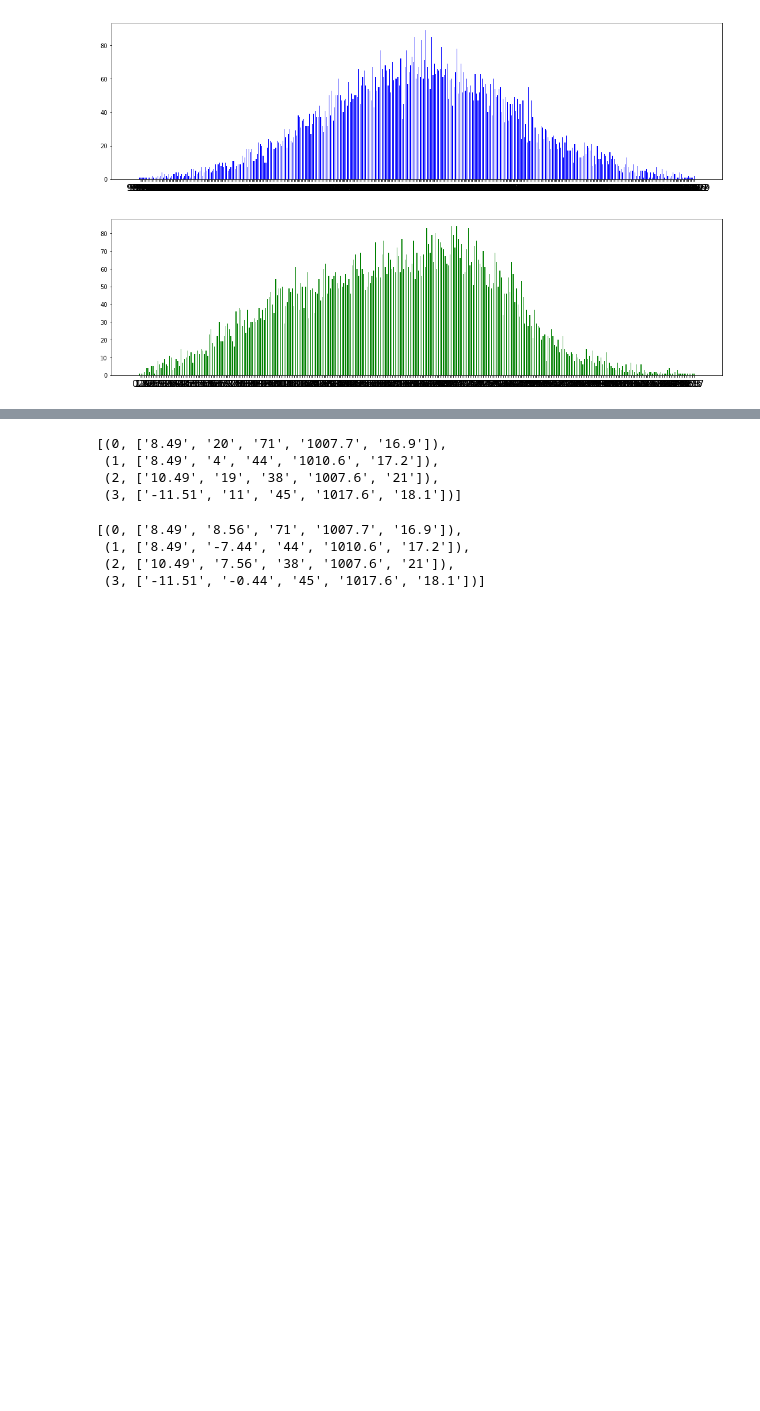
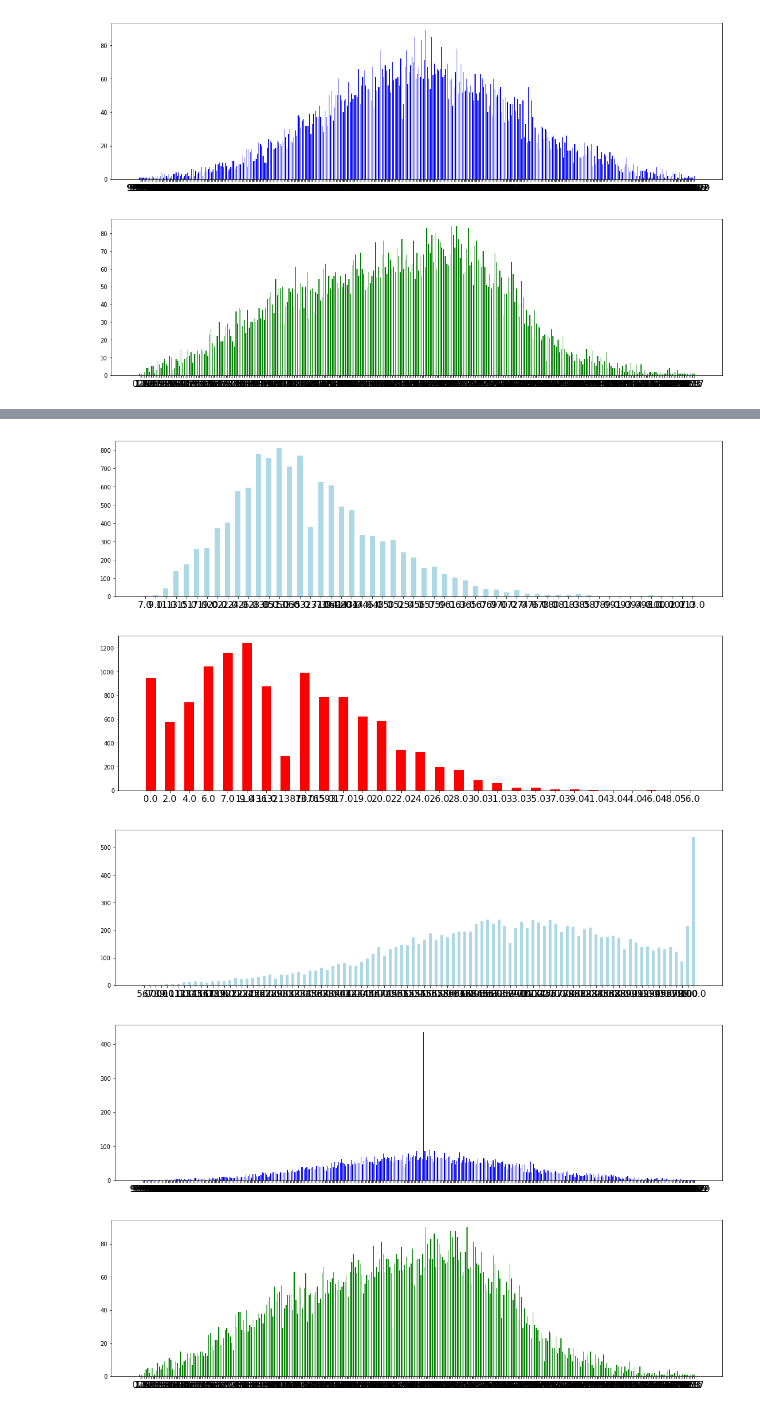
Before and after one commit to YossiAtt/BigData, a Jupyter notebook: Untitled.ipynb, the cells around one changed output, grey strips where cells are left out. Saved outputs shown, nothing was run; the diff lists cells and outputs as text; code cells hidden in the pictures; blank space fills up the shorter version.

```diff
--- a/Untitled.ipynb
+++ b/Untitled.ipynb
@@ -41,6 +41,15 @@ class HandleData():
 
     def builder(self,fu):
         return fu(self.rows)
+
+    def isNotANumber(self,s):
+        try:
+            if(math.isnan(self.num(s))):
+                return True
+        except:
+            return True
+
+        return False
 
     def num(self,s):
         try:
@@ -222,28 +166,0 @@ fixShrinkTable.take(10)
-# %%
-def normalizeColumn(tableToNormalize,avarageClassColumn,numColumn):
-    FinelList = []
-    for ID,Row in tableToNormalize.toLocalIterator():
-        cellValue = int(Row[numColumn])
-        normalizeValue = avarageClassColumn.normalize(cellValue)
-        Row[numColumn] = "%.2f" % normalizeValue
-        TempTuple = (ID,Row)
-        FinelList.append(TempTuple)
-    fixRddList = sc.parallelize(FinelList)
-    return(fixRddList)
-
-
-normalizevwgs = normalizeColumn(fixShrinkTable,avarage_vwgs,0)
-normalizevws9 = normalizeColumn(normalizevwgs,avarage_vws9,1)
-normalizevwgs.take(4)
-# %% [output]
-[(0, ['8.49', '20', '71', '1007.7', '16.9']),
- (1, ['8.49', '4', '44', '1010.6', '17.2']),
- (2, ['10.49', '19', '38', '1007.6', '21']),
- (3, ['-11.51', '11', '45', '1017.6', '18.1'])]
-# %%
-normalizevws9.take(4)
-# %% [output]
-[(0, ['8.49', '8.56', '71', '1007.7', '16.9']),
- (1, ['8.49', '-7.44', '44', '1010.6', '17.2']),
- (2, ['10.49', '7.56', '38', '1007.6', '21']),
- (3, ['-11.51', '-0.44', '45', '1017.6', '18.1'])]
@@ -249,0 +238,19 @@ normalizevws9.take(4)
+# %%
+DRService = DataRecoveryService(baseData,headerName)
+DRService.calcDataRecoveryTypes('WindGustSpeed')
+DRService.calcDataRecoveryTypes('WindSpeed9am')
+DRService.calcDataRecoveryTypes('Humidity9am')
+DRService.calcDataRecoveryTypes('Pressure9am')
+DRService.calcDataRecoveryTypes('Temp9am')
+# %%
+Drawer.drow(DRService.fixCellsByType('mean','WindGustSpeed'),'lightblue')
+Drawer.drow(DRService.fixCellsByType('mean','WindSpeed9am'),'red')
+Drawer.drow(DRService.fixCellsByType('mean','Humidity9am'),'lightblue')
+Drawer.drow(DRService.fixCellsByType('mean','Pressure9am'),'blue')
+Drawer.drow(DRService.fixCellsByType('mean','Temp9am'),'green')
+# %% [output]
+[figure, added]
+[figure, added]
+[figure, added]
+[figure, added]
+[figure, added]
```
Also changed, not shown: parts of 9 cells of this notebook.
